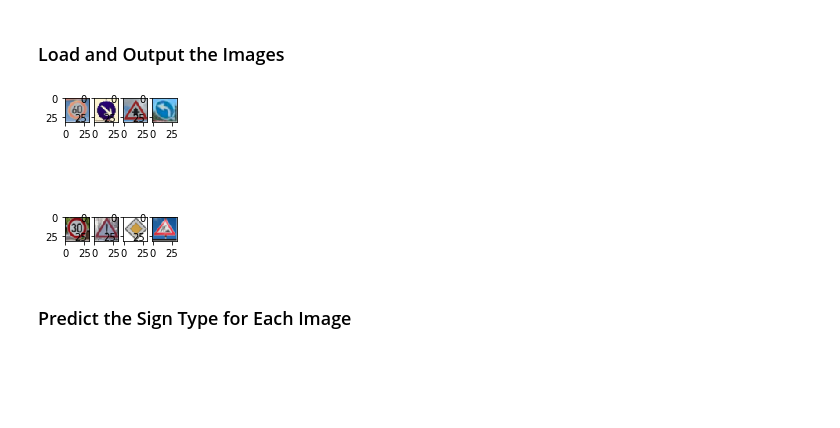
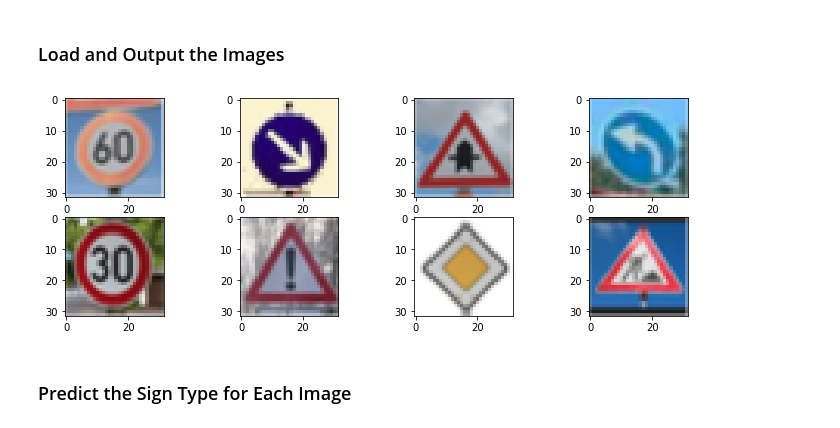
Before and after one commit to enienws/CarND-Traffic-Sign-Classifier-Project, a Jupyter notebook: Traffic_Sign_Classifier.ipynb, the cells around one changed output. Drawn from its saved outputs; the diff is of its cells as text; code cells hidden in the pictures; blank space fills up the shorter version.

```diff
--- a/Traffic_Sign_Classifier.ipynb
+++ b/Traffic_Sign_Classifier.ipynb
@@ -1403,22 +1415,22 @@ You may find `signnames.csv` useful as it contains mappings from the class id (i
 # %%
 import cv2
 ### Load the images and plot them here.
 ### Feel free to use as many code cells as needed.
 images = []
 for i in range(1,9):
     image = cv2.imread("./new_data/{}.png".format(i))
     image = cv2.cvtColor(image, cv2.COLOR_BGR2RGB)
     images.append(image)
 
-fig=plt.figure(figsize=(2, 4))
+fig=plt.figure(figsize=(12, 4))
 columns = 4
 rows = 2
 for i in range(1, columns*rows +1):
     fig.add_subplot(rows, columns, i)
     plt.imshow(images[i-1])
 plt.show()
 # %% [output]
-[figure, old version]
+[figure, new version]
 # %% [markdown]
 ### Predict the Sign Type for Each Image
 # %%
```
Also changed, not shown: parts of 7 cells of this notebook, 15 other files.
